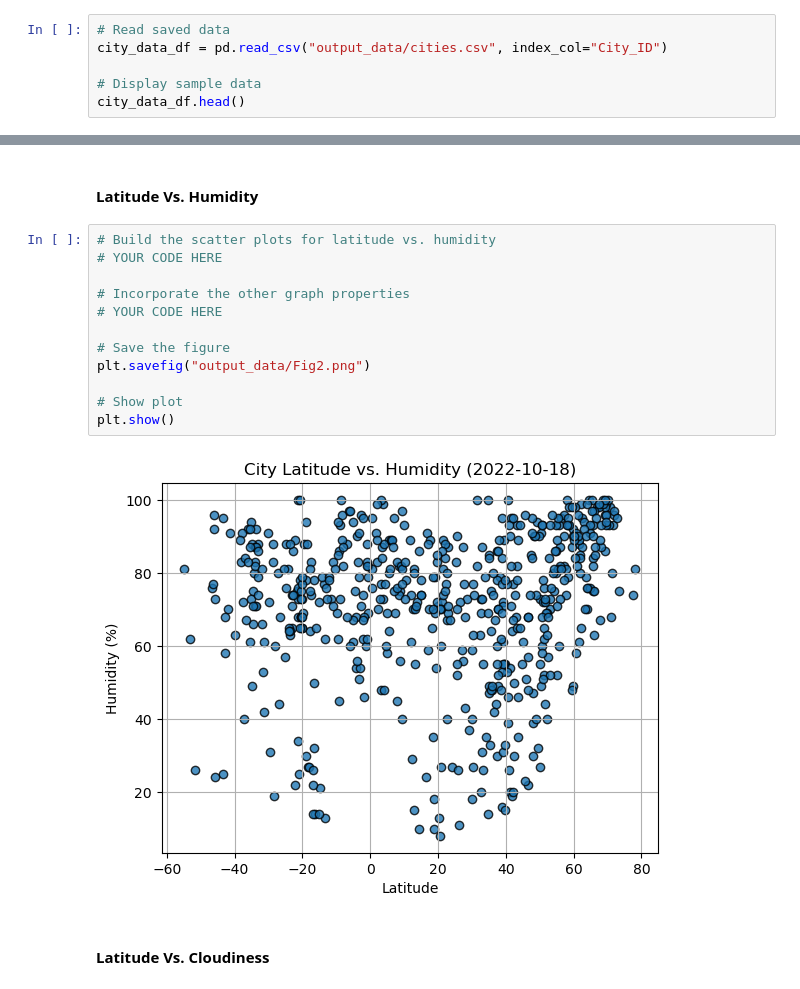
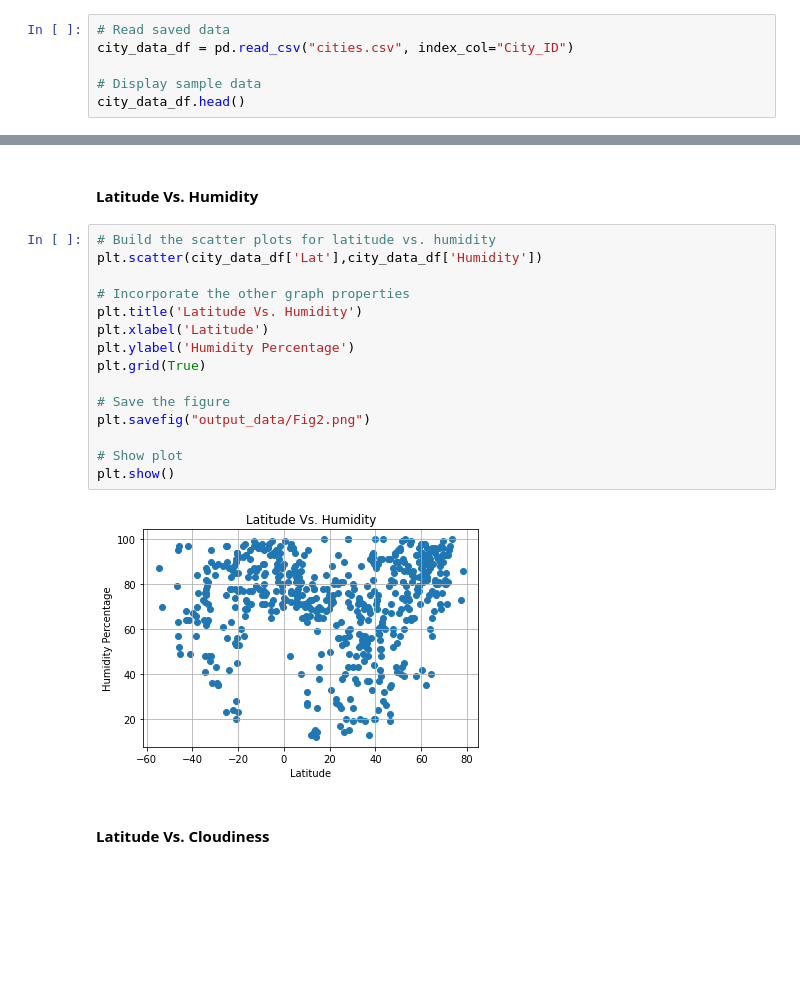
Before and after one commit to elsafig/python-api-challenge, a Jupyter notebook: WeatherPy.ipynb, the cells around one changed output, grey strips where cells are left out. Drawn from its saved outputs; the diff is of its cells as text; blank space fills up the shorter version.

```diff
--- a/WeatherPy.ipynb
+++ b/WeatherPy.ipynb
@@ -180,6 +178,6 @@ OSError: Cannot save file into a non-existent directory: 'output_data'
 # %%
 # Read saved data
-city_data_df = pd.read_csv("output_data/cities.csv", index_col="City_ID")
+city_data_df = pd.read_csv("cities.csv", index_col="City_ID")
 
 # Display sample data
 city_data_df.head()
@@ -213,18 +214,21 @@ plt.show()
 #### Latitude Vs. Humidity
 # %%
 # Build the scatter plots for latitude vs. humidity
-# YOUR CODE HERE
+plt.scatter(city_data_df['Lat'],city_data_df['Humidity'])
 
 # Incorporate the other graph properties
-# YOUR CODE HERE
+plt.title('Latitude Vs. Humidity')
+plt.xlabel('Latitude')
+plt.ylabel('Humidity Percentage')
+plt.grid(True)
 
 # Save the figure
 plt.savefig("output_data/Fig2.png")
 
 # Show plot
 plt.show()
 # %% [output]
-[figure, old version]
+[figure, new version]
 # %% [markdown]
 #### Latitude Vs. Cloudiness
 # %%
```
Also changed, not shown: parts of 33 cells of this notebook.
